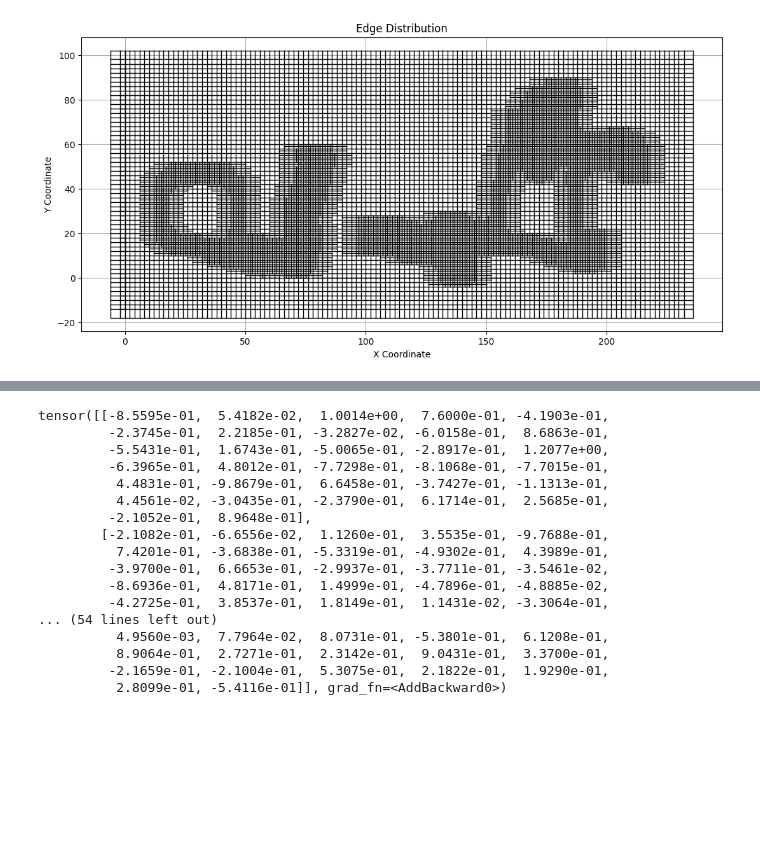
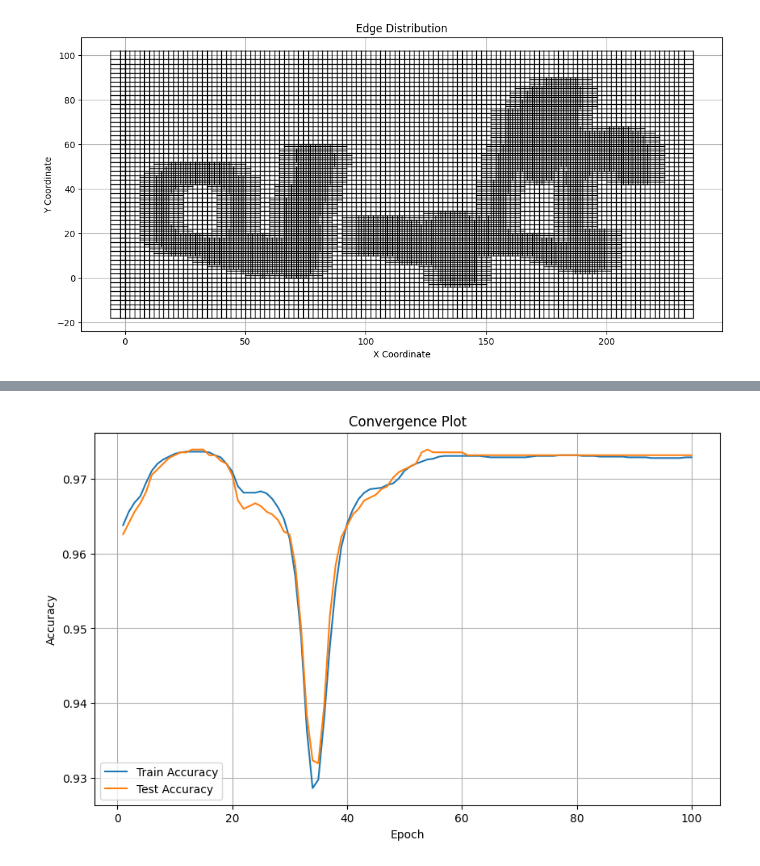
Before and after one commit to CMU-CBML/NDD_ML, a Jupyter notebook: test_SplineCNN_withCora.ipynb, the cells around one changed output, grey strips where cells are left out. Drawn from its saved outputs; the diff is of its cells as text; code cells hidden in the pictures; blank space fills up the shorter version.

Commit message:
updated model, with working trainning and testing

```diff
--- a/test_SplineCNN_withCora.ipynb
+++ b/test_SplineCNN_withCora.ipynb
@@ -371,9 +319,0 @@ test_mask[perm[num_train + num_val:]] = True
-# %%
-# Assuming x, edge_index, and edge_attr are already defined
-# data = Data(x=single_data.x, edge_index=single_data.edge_index, edge_attr=single_data.edge_attr, num_nodes=single_data.num_nodes)
-data = Data(x=single_data.x, edge_index=single_data.edge_index, edge_attr=single_data.edge_attr)
-data.train_mask = train_mask
-data.val_mask = val_mask
-data.test_mask = test_mask
-
-print(data)
@@ -396,4 +391,21 @@ class Net(torch.nn.Module):
 # %%
 device = torch.device('cuda' if torch.cuda.is_available() else 'cpu')
-model, data = Net().to(device), data.to(device)
+
+data.num_classes = 2  # Assuming your problem is binary classification
+
+# Pass the `data` object to the `Net` class when creating the model
+model = Net(data).to(device)
+
+data = data.to(device)
 optimizer = torch.optim.Adam(model.parameters(), lr=0.01, weight_decay=5e-3)
+
+# Lists to store training and test accuracy for each epoch
+train_acc_list = []
+test_acc_list = []
+
+for epoch in range(1, 101):
+    train()
+    train_acc, test_acc = test()
+    train_acc_list.append(train_acc)
+    test_acc_list.append(test_acc)
+    print(f'Epoch: {epoch:03d}, Train: {train_acc:.4f}, Test: {test_acc:.4f}')
@@ -422,37 +430,13 @@ for epoch in range(1, 101):
-# %%
-import torch
-from torch_geometric.nn import SplineConv
-import torch_geometric.data as Data
-
-# Example node features and graph connectivity
-x = torch.randn((10, 16))  # 10 nodes, 16 features each
-edge_index = torch.tensor([[0, 1, 2, 3], [1, 2, 3, 0]], dtype=torch.long)  # 4 edges in the graph
-
-# Pseudo-coordinates for each edge
-edge_attr = torch.rand((4, 2))  # 4 edges, each with 2-dimensional pseudo-coordinates
-
-# Define SplineConv layer
-conv = SplineConv(in_channels=16, out_channels=32, dim=2, kernel_size=5)
-
-# Apply the convolution
-out = conv(x, edge_index, edge_attr)
-
-print(out)  # Expected output shape: [10, 32] (10 nodes, 32 output features)
-# %% [output]
-tensor([[-8.5595e-01,  5.4182e-02,  1.0014e+00,  7.6000e-01, -4.1903e-01,
-         -2.3745e-01,  2.2185e-01, -3.2827e-02, -6.0158e-01,  8.6863e-01,
-         -5.5431e-01,  1.6743e-01, -5.0065e-01, -2.8917e-01,  1.2077e+00,
-         -6.3965e-01,  4.8012e-01, -7.7298e-01, -8.1068e-01, -7.7015e-01,
-          4.4831e-01, -9.8679e-01,  6.6458e-01, -3.7427e-01, -1.1313e-01,
-          4.4561e-02, -3.0435e-01, -2.3790e-01,  6.1714e-01,  2.5685e-01,
-         -2.1052e-01,  8.9648e-01],
-        [-2.1082e-01, -6.6556e-02,  1.1260e-01,  3.5535e-01, -9.7688e-01,
-          7.4201e-01, -3.6838e-01, -5.3319e-01, -4.9302e-01,  4.3989e-01,
-         -3.9700e-01,  6.6653e-01, -2.9937e-01, -3.7711e-01, -3.5461e-02,
-         -8.6936e-01,  4.8171e-01,  1.4999e-01, -4.7896e-01, -4.8885e-02,
-         -4.2725e-01,  3.8537e-01,  1.8149e-01,  1.1431e-02, -3.3064e-01,
-... (54 lines left out)
-          4.9560e-03,  7.7964e-02,  8.0731e-01, -5.3801e-01,  6.1208e-01,
-          8.9064e-01,  2.7271e-01,  2.3142e-01,  9.0431e-01,  3.3700e-01,
-         -2.1659e-01, -2.1004e-01,  5.3075e-01,  2.1822e-01,  1.9290e-01,
-          2.8099e-01, -5.4116e-01]], grad_fn=<AddBackward0>)
+# %%
+# Plot the convergence of training and test accuracy
+plt.figure(figsize=(10, 6))
+plt.plot(range(1, 101), train_acc_list, label='Train Accuracy')
+plt.plot(range(1, 101), test_acc_list, label='Test Accuracy')
+plt.xlabel('Epoch')
+plt.ylabel('Accuracy')
+plt.title('Convergence Plot')
+plt.legend()
+plt.grid(True)
+plt.show()
+# %% [output]
+[figure, added]
```
Also changed, not shown: parts of 13 cells of this notebook, 12 other files.
